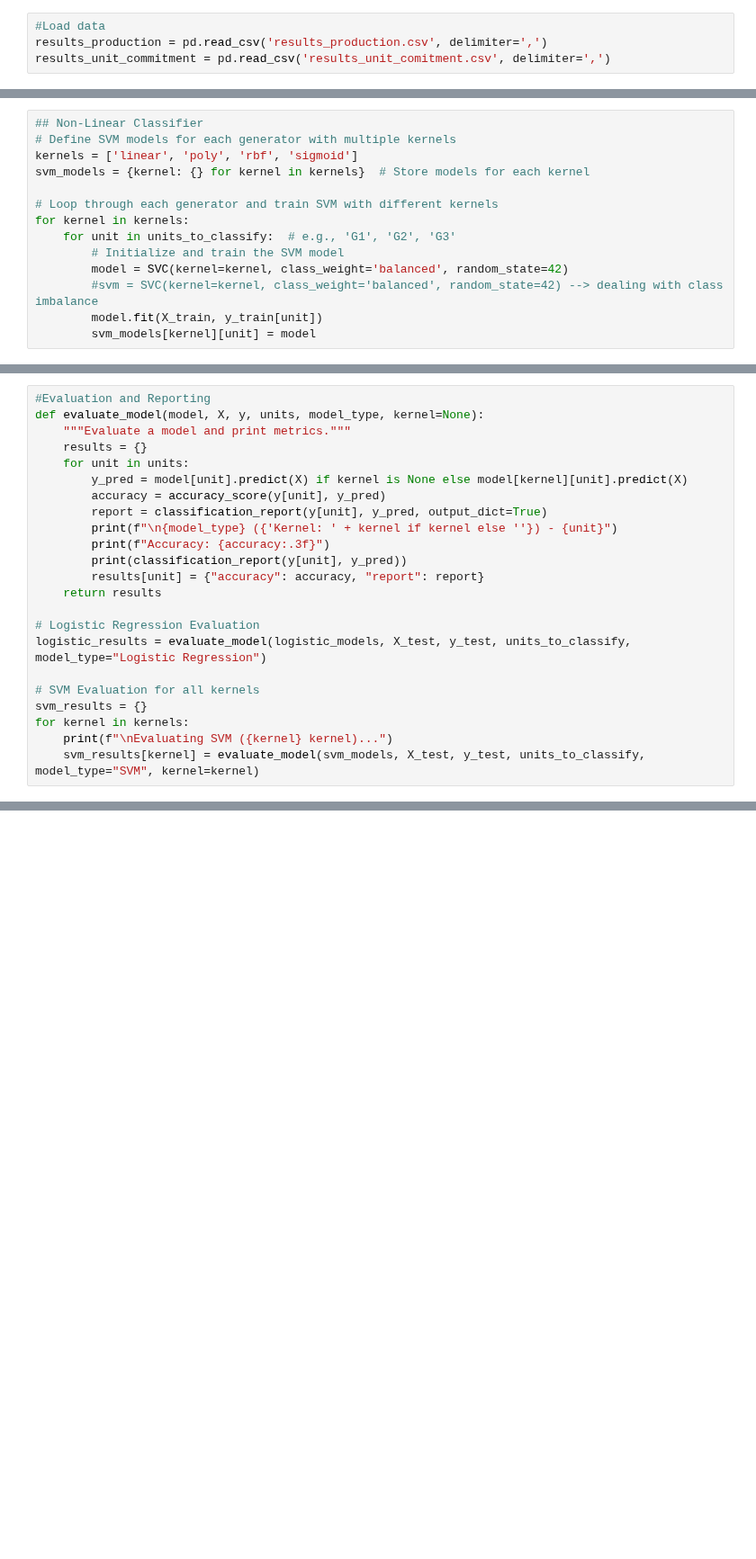
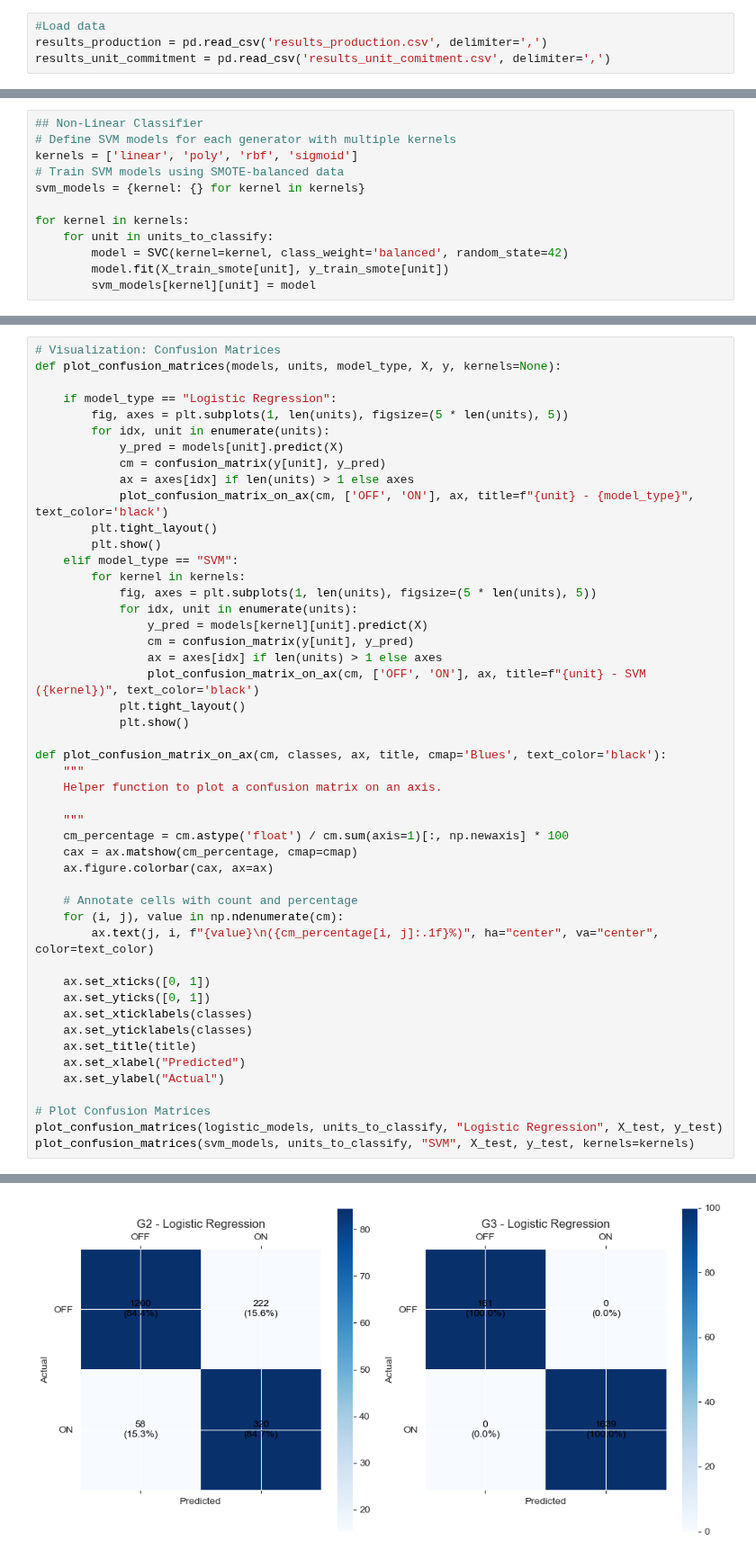
Before and after one commit to Max-f123/Machine_Learning_in_Energy_Systems, a Jupyter notebook: Assignment 02/02 - Feli/Assignment_2_FELI_WOOpt.ipynb, the cells around one changed output, grey strips where cells are left out. Shown at 90% size. Drawn from its saved outputs; the diff is of its cells as text; blank space fills up the shorter version.

Commit message:
Classificaiton new data

```diff
--- a/Assignment 02/02 - Feli/Assignment_2_FELI_WOOpt.ipynb
+++ b/Assignment 02/02 - Feli/Assignment_2_FELI_WOOpt.ipynb
@@ -74,13 +93,11 @@ for unit in units_to_classify:  # e.g. 'G2', 'G3'
 ## Non-Linear Classifier
 # Define SVM models for each generator with multiple kernels
 kernels = ['linear', 'poly', 'rbf', 'sigmoid']
-svm_models = {kernel: {} for kernel in kernels}  # Store models for each kernel
+# Train SVM models using SMOTE-balanced data
+svm_models = {kernel: {} for kernel in kernels}
 
-# Loop through each generator and train SVM with different kernels
 for kernel in kernels:
-    for unit in units_to_classify:  # e.g., 'G1', 'G2', 'G3'
-        # Initialize and train the SVM model
+    for unit in units_to_classify:
         model = SVC(kernel=kernel, class_weight='balanced', random_state=42)
-        #svm = SVC(kernel=kernel, class_weight='balanced', random_state=42) --> dealing with class imbalance
-        model.fit(X_train, y_train[unit])
+        model.fit(X_train_smote[unit], y_train_smote[unit])
         svm_models[kernel][unit] = model
@@ -87,24 +163,49 @@ for kernel in kernels:
 # %%
-#Evaluation and Reporting
-def evaluate_model(model, X, y, units, model_type, kernel=None):
-    """Evaluate a model and print metrics."""
-    results = {}
-    for unit in units:
-        y_pred = model[unit].predict(X) if kernel is None else model[kernel][unit].predict(X)
-        accuracy = accuracy_score(y[unit], y_pred)
-        report = classification_report(y[unit], y_pred, output_dict=True)
-        print(f"\n{model_type} ({'Kernel: ' + kernel if kernel else ''}) - {unit}")
-        print(f"Accuracy: {accuracy:.3f}")
-        print(classification_report(y[unit], y_pred))
-        results[unit] = {"accuracy": accuracy, "report": report}
-    return results
+# Visualization: Confusion Matrices
+def plot_confusion_matrices(models, units, model_type, X, y, kernels=None):
 
-# Logistic Regression Evaluation
-logistic_results = evaluate_model(logistic_models, X_test, y_test, units_to_classify, model_type="Logistic Regression")
+    if model_type == "Logistic Regression":
+        fig, axes = plt.subplots(1, len(units), figsize=(5 * len(units), 5))
+        for idx, unit in enumerate(units):
+            y_pred = models[unit].predict(X)
+            cm = confusion_matrix(y[unit], y_pred)
+            ax = axes[idx] if len(units) > 1 else axes
+            plot_confusion_matrix_on_ax(cm, ['OFF', 'ON'], ax, title=f"{unit} - {model_type}", text_color='black')
+        plt.tight_layout()
+        plt.show()
+    elif model_type == "SVM":
+        for kernel in kernels:
+            fig, axes = plt.subplots(1, len(units), figsize=(5 * len(units), 5))
+            for idx, unit in enumerate(units):
+                y_pred = models[kernel][unit].predict(X)
+                cm = confusion_matrix(y[unit], y_pred)
+                ax = axes[idx] if len(units) > 1 else axes
+                plot_confusion_matrix_on_ax(cm, ['OFF', 'ON'], ax, title=f"{unit} - SVM ({kernel})", text_color='black')
+            plt.tight_layout()
+            plt.show()
 
-# SVM Evaluation for all kernels
-svm_results = {}
-for kernel in kernels:
-    print(f"\nEvaluating SVM ({kernel} kernel)...")
-    svm_results[kernel] = evaluate_model(svm_models, X_test, y_test, units_to_classify, model_type="SVM", kernel=kernel)
+def plot_confusion_matrix_on_ax(cm, classes, ax, title, cmap='Blues', text_color='black'):
+    """
+    Helper function to plot a confusion matrix on an axis.
+
+    """
+    cm_percentage = cm.astype('float') / cm.sum(axis=1)[:, np.newaxis] * 100
+    cax = ax.matshow(cm_percentage, cmap=cmap)
+    ax.figure.colorbar(cax, ax=ax)
+
+    # Annotate cells with count and percentage
+    for (i, j), value in np.ndenumerate(cm):
+        ax.text(j, i, f"{value}\n({cm_percentage[i, j]:.1f}%)", ha="center", va="center", color=text_color)
+
+    ax.set_xticks([0, 1])
+    ax.set_yticks([0, 1])
+    ax.set_xticklabels(classes)
+    ax.set_yticklabels(classes)
+    ax.set_title(title)
+    ax.set_xlabel("Predicted")
+    ax.set_ylabel("Actual")
+
+# Plot Confusion Matrices
+plot_confusion_matrices(logistic_models, units_to_classify, "Logistic Regression", X_test, y_test)
+plot_confusion_matrices(svm_models, units_to_classify, "SVM", X_test, y_test, kernels=kernels)
 # %% [output]
@@ -127,0 +212 @@ weighted avg       0.95      0.66      0.76       360
+[figure, added]
```
Also changed, not shown: parts of 9 cells of this notebook, 5 other files.
